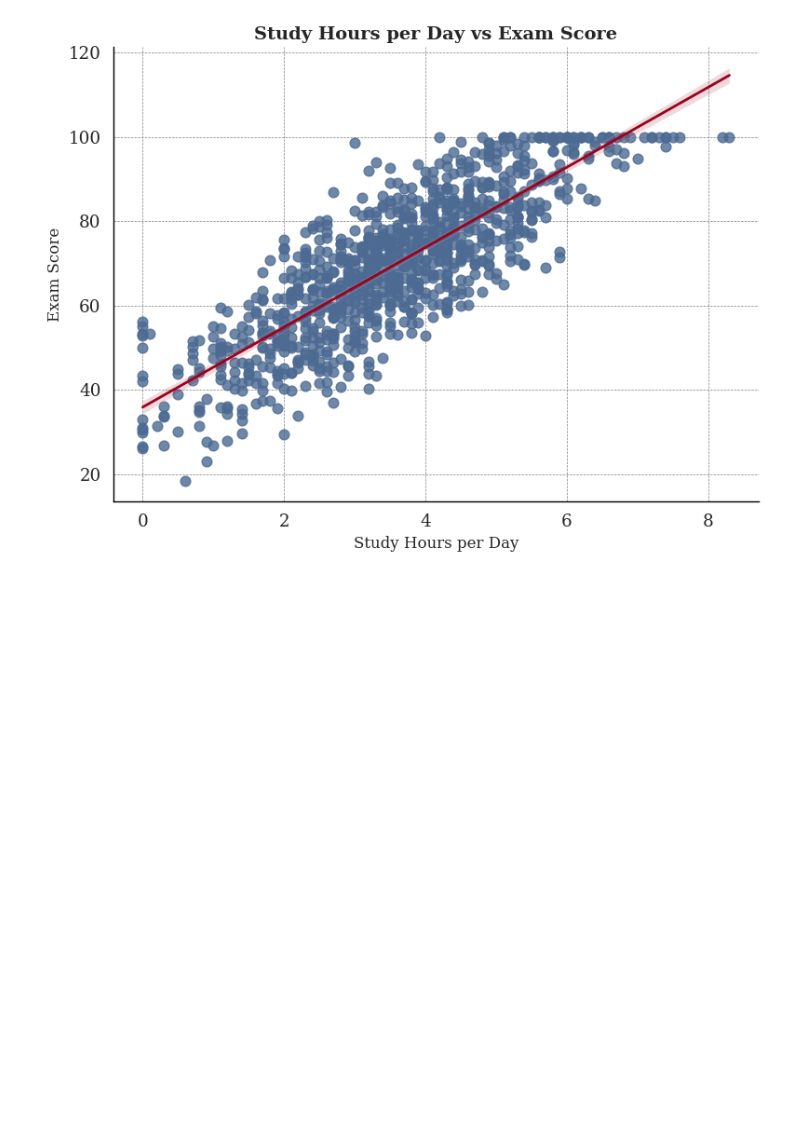
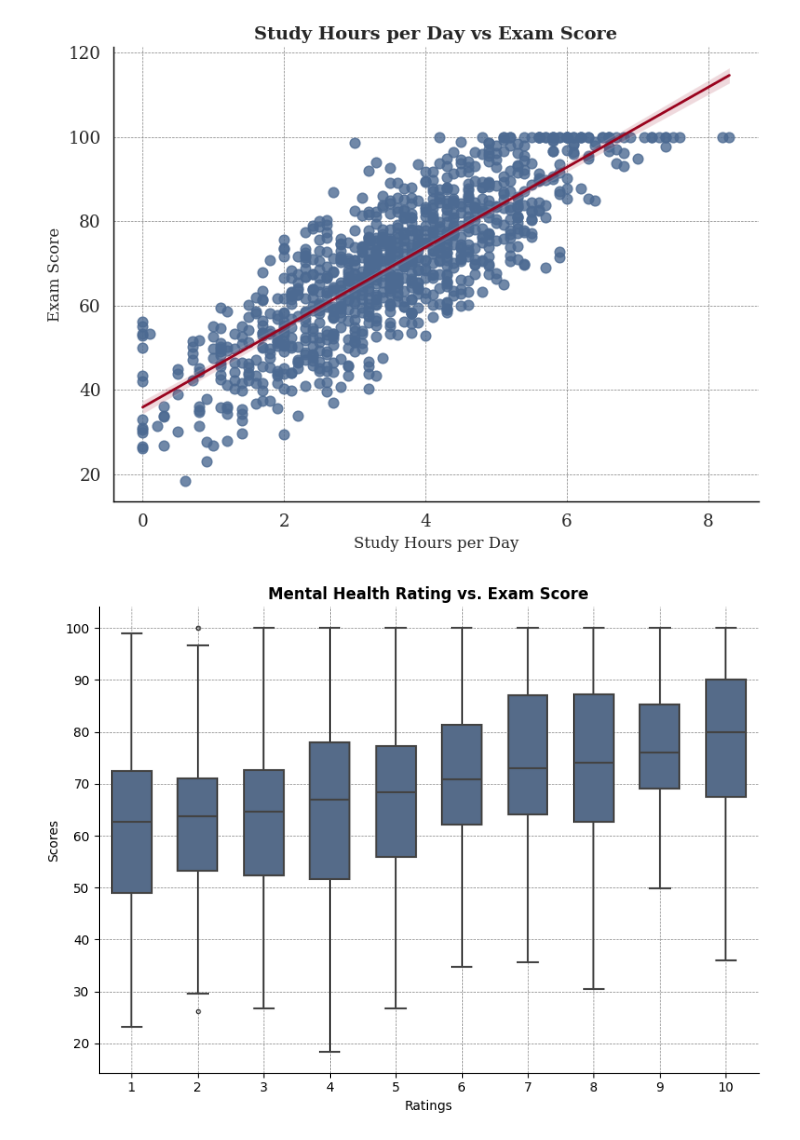
Before and after one commit to OmarAboElnaga/Students-Score-and-their-Habits, a Jupyter notebook: Students'_Scores_and_their_habits.ipynb, the cells around one changed output. Saved outputs shown, nothing was run; the diff lists cells and outputs as text; code cells hidden in the pictures; blank space fills up the shorter version.

```diff
--- a/Students'_Scores_and_their_habits.ipynb
+++ b/Students'_Scores_and_their_habits.ipynb
@@ -225,3 +707,23 @@ plt.tight_layout()
 plt.show()
 # %% [output]
 [figure]
+# %%
+plt.figure(figsize=(8, 6))
+sns.boxplot(
+    x='mental_health_rating',
+    y='exam_score',
+    data=df,
+    color="#4C6A92",
+    width=0.6,
+    linewidth=1.5,
+    fliersize=3
+)
+plt.title('Mental Health Rating vs. Exam Score', weight='bold')
+plt.xlabel('Ratings')
+plt.ylabel('Scores')
+sns.despine()
+plt.grid(True, linestyle='--', linewidth=0.5, color='gray')
+plt.tight_layout()
+plt.show()
+# %% [output]
+[figure, added]
```
Also changed, not shown: parts of 56 cells of this notebook.
